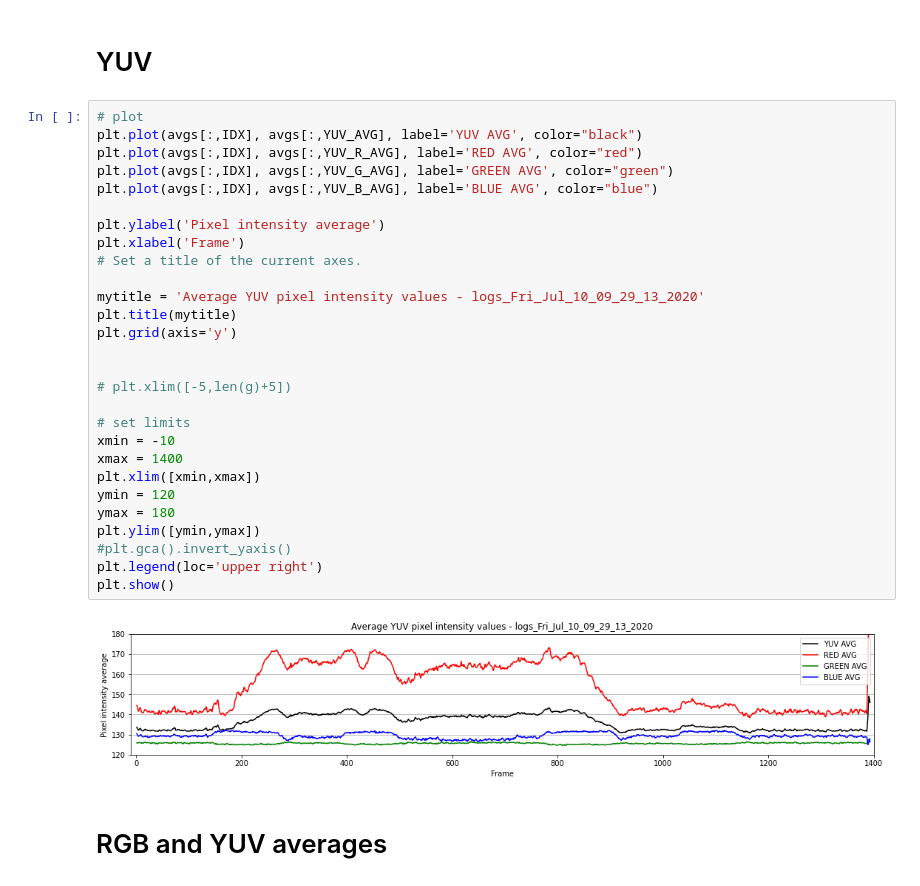
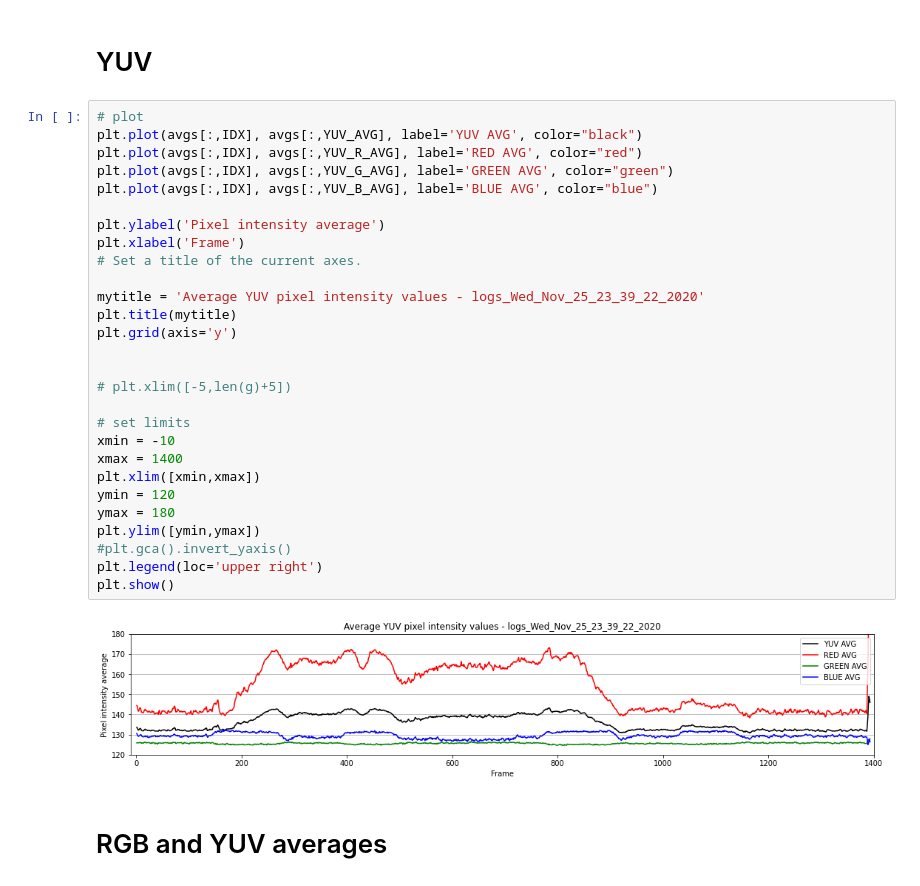
Before and after one commit to dsikar/notebooks, a Jupyter notebook: RGBMeans.ipynb, the cells around one changed output. Cells and saved outputs as stored; diff of their text form.

```diff
--- a/RGBMeans.ipynb
+++ b/RGBMeans.ipynb
@@ -392,33 +392,33 @@ plt.show()
 # %%
 # plot
 plt.plot(avgs[:,IDX], avgs[:,YUV_AVG], label='YUV AVG', color="black")
 plt.plot(avgs[:,IDX], avgs[:,YUV_R_AVG], label='RED AVG', color="red")
 plt.plot(avgs[:,IDX], avgs[:,YUV_G_AVG], label='GREEN AVG', color="green")
 plt.plot(avgs[:,IDX], avgs[:,YUV_B_AVG], label='BLUE AVG', color="blue")
 
 plt.ylabel('Pixel intensity average')
 plt.xlabel('Frame')
 # Set a title of the current axes.
 
-mytitle = 'Average YUV pixel intensity values - logs_Fri_Jul_10_09_29_13_2020'
+mytitle = 'Average YUV pixel intensity values - logs_Wed_Nov_25_23_39_22_2020'
 plt.title(mytitle)
 plt.grid(axis='y')
 
 
 # plt.xlim([-5,len(g)+5])
 
 # set limits
 xmin = -10
 xmax = 1400
 plt.xlim([xmin,xmax])
 ymin = 120
 ymax = 180
 plt.ylim([ymin,ymax])
 #plt.gca().invert_yaxis()
 plt.legend(loc='upper right')
 plt.show()
 # %% [output]
-[figure, old version]
+[figure, new version]
 # %% [markdown]
 # RGB and YUV averages
 # %%
```
Also changed, not shown: parts of 35 cells of this notebook.
